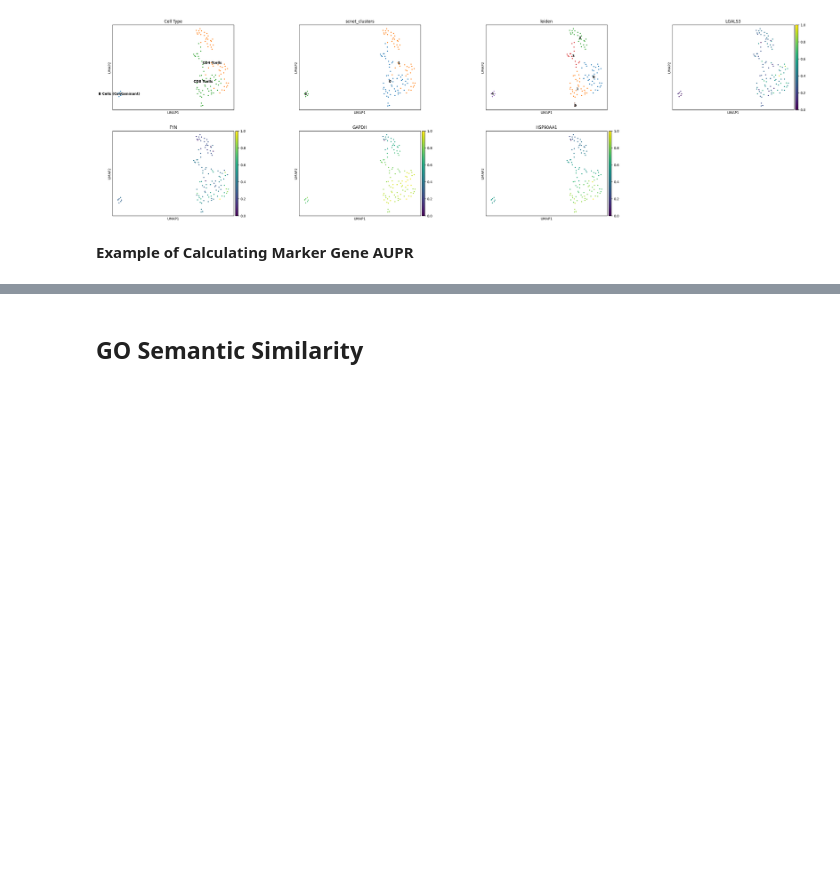
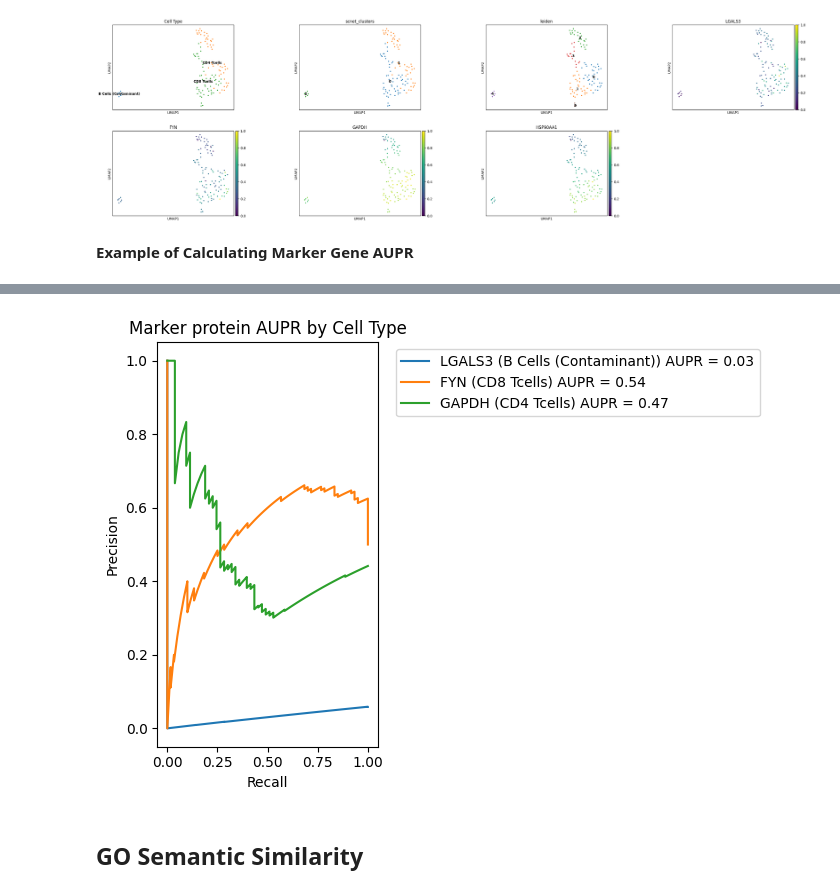
Before and after one commit to Lissiu/scNET, a Jupyter notebook: ““scNET_protein_2024.ipynb, the cells around one changed output, grey strips where cells are left out. Saved outputs shown, nothing was run; the diff lists cells and outputs as text; code cells hidden in the pictures; blank space fills up the shorter version.

```diff
--- a/““scNET_protein_2024.ipynb
+++ b/““scNET_protein_2024.ipynb
@@ -886,29 +886,3 @@ sc.pl.umap(
 [figure]
 # %% [markdown]
 **Example of Calculating Marker Gene AUPR**
-# %%
-import matplotlib.pyplot as plt
-from sklearn.metrics import precision_recall_curve, auc
-from itertools import cycle
-
-def calculate_marker_gene_aupr(adata, marker_genes, cell_types):
-    colors = cycle(['#1f77b4', '#ff7f0e', '#2ca02c', '#d62728', '#9467bd', '#8c564b', '#e377c2'])
-    plt.figure(figsize=(10, 8))
-
-    for marker_gene, cell_type, color in zip(marker_genes, cell_types, colors):
-        gene_expression = adata[:, marker_gene].X.toarray().flatten()
-        binary_labels = (adata.obs["Cell Type"].isin(cell_type)).astype(int)
-
-        precision, recall, _ = precision_recall_curve(binary_labels, gene_expression)
-        aupr = auc(recall, precision)
-        plt.plot(recall, precision, color=color, lw=2,
-                 label=f'PRAUC={aupr:.2f} for {marker_gene} ({cell_type[0]})')
-
-    plt.xlabel('Recall', fontsize=14)
-    plt.ylabel('Precision', fontsize=14)
-    plt.title('Precision-Recall Curve by Cell Type', fontsize=16)
-    plt.legend(loc="best", fontsize=12)
-    plt.grid(True)
-    plt.tight_layout()
-    plt.show()
-calculate_marker_gene_aupr(recon_obj,['Cd8a','Cd4','Cd14',"P2ry12","Ncr1","Mki67","Tert"],[["CD8 Tcells"],['CD4 Tcells'], ['Macrophages'], ['Microglia'], ["NK"],["Prolifrating Tcells"],["Cancer"]])
@@ -994,3 +996,19 @@ calculate_marker_gene_aupr(
+# %%
+marker_genes = [
+    "LGALS3",   # 在 var_names 里 True
+    "FYN",
+    "GAPDH",
+]
+
+cell_types = [
+    "B Cells (Contaminant)",   # 注意要和上面打印出的字符串完全一致
+    "CD8 Tcells",
+    "CD4 Tcells",
+]
+
+calculate_marker_gene_aupr(recon_obj, marker_genes, cell_types)
+# %% [output]
+[figure, added]
 # %% [markdown]
 ## GO Semantic Similarity
 # %% [markdown]
```
Also changed, not shown: parts of 7 cells of this notebook.
